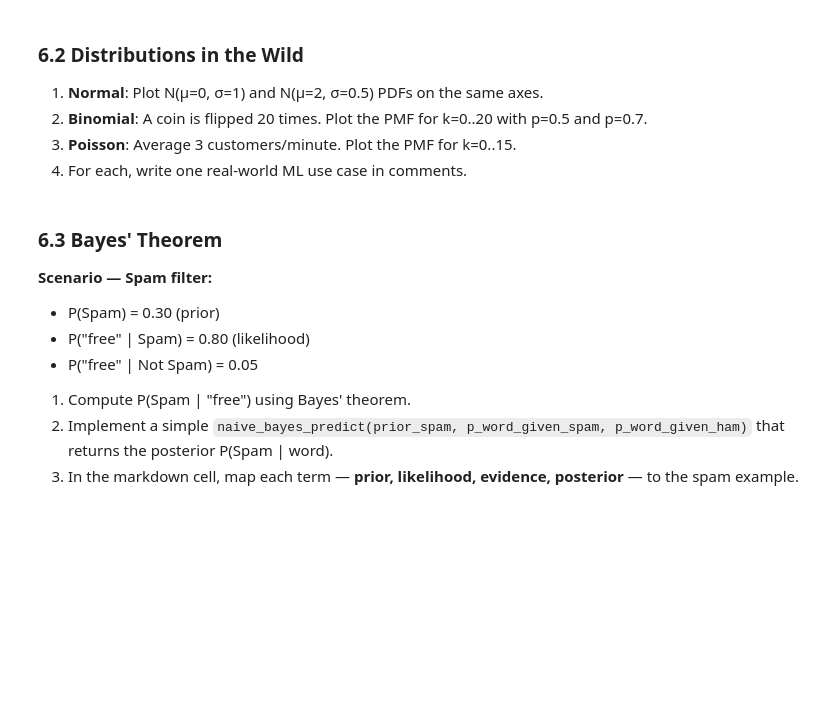
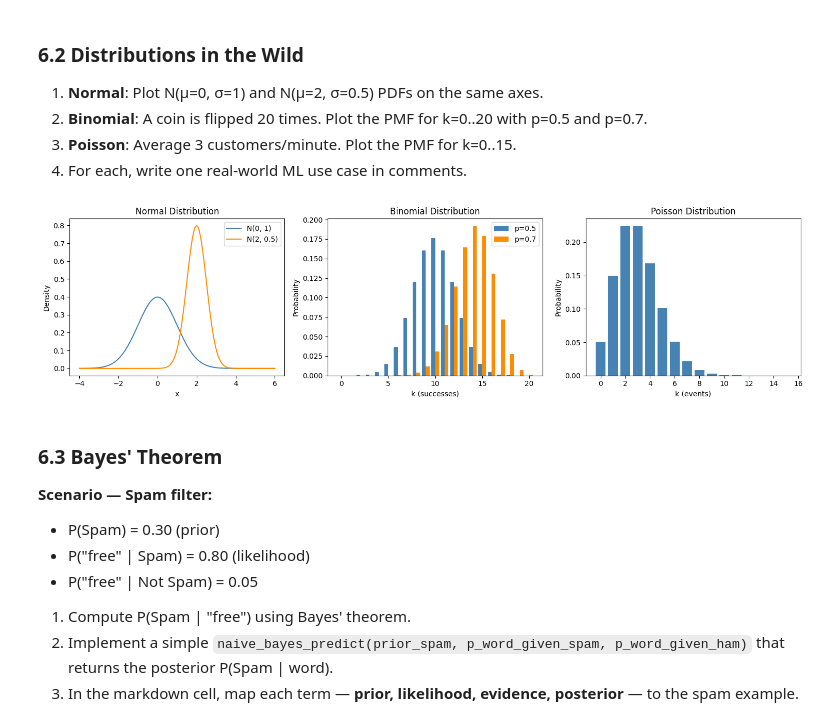
Before and after one commit to prasadsarvesh/Celebal_Assignments, a Jupyter notebook: week1_assignment.ipynb, the cells around one changed output. Saved outputs shown, nothing was run; the diff lists cells and outputs as text; code cells hidden in the pictures; blank space fills up the shorter version.

```diff
--- a/week1_assignment.ipynb
+++ b/week1_assignment.ipynb
@@ -734,3 +847,38 @@ plt.tight_layout(); plt.show()
+# %%
+fig, axes = plt.subplots(1, 3, figsize=(15, 4))
+
+# ── Normal ──────────────────────────────────────────────────────────────────
+x = np.linspace(-4, 6, 300)
+axes[0].plot(x, stats.norm.pdf(x, loc=0, scale=1), label='N(0, 1)', color='steelblue')
+axes[0].plot(x, stats.norm.pdf(x, loc=2, scale=0.5), label='N(2, 0.5)', color='darkorange')
+axes[0].legend()
+axes[0].set_xlabel('x'); axes[0].set_ylabel('Density')
+# ML use case: modeling continuous-valued errors/residuals, e.g. assuming
+# Gaussian noise in linear regression, or feature standardization (z-scoring).
+axes[0].set_title('Normal Distribution')
+
+# ── Binomial ────────────────────────────────────────────────────────────────
+k = np.arange(0, 21)
+axes[1].bar(k - 0.2, stats.binom.pmf(k, n=20, p=0.5), width=0.4, label='p=0.5', color='steelblue')
+axes[1].bar(k + 0.2, stats.binom.pmf(k, n=20, p=0.7), width=0.4, label='p=0.7', color='darkorange')
+axes[1].legend()
+axes[1].set_xlabel('k (successes)'); axes[1].set_ylabel('Probability')
+# ML use case: modeling counts of successes in a fixed number of binary
+# trials, e.g. click-through events out of N ad impressions, or A/B testing.
+axes[1].set_title('Binomial Distribution')
+
+# ── Poisson ─────────────────────────────────────────────────────────────────
+k2 = np.arange(0, 16)
+axes[2].bar(k2, stats.poisson.pmf(k2, mu=3), color='steelblue')
+axes[2].set_xlabel('k (events)'); axes[2].set_ylabel('Probability')
+# ML use case: modeling counts of rare/independent events per fixed interval,
+# e.g. number of customer arrivals per minute, server requests per second,
+# or anomaly/fraud event counts used as a feature in risk models.
+axes[2].set_title('Poisson Distribution')
+
+plt.tight_layout(); plt.show()
+# %% [output]
+[figure, added]
 # %% [markdown]
 ### 6.3 Bayes' Theorem
 
```
Also changed, not shown: parts of 15 cells of this notebook.
